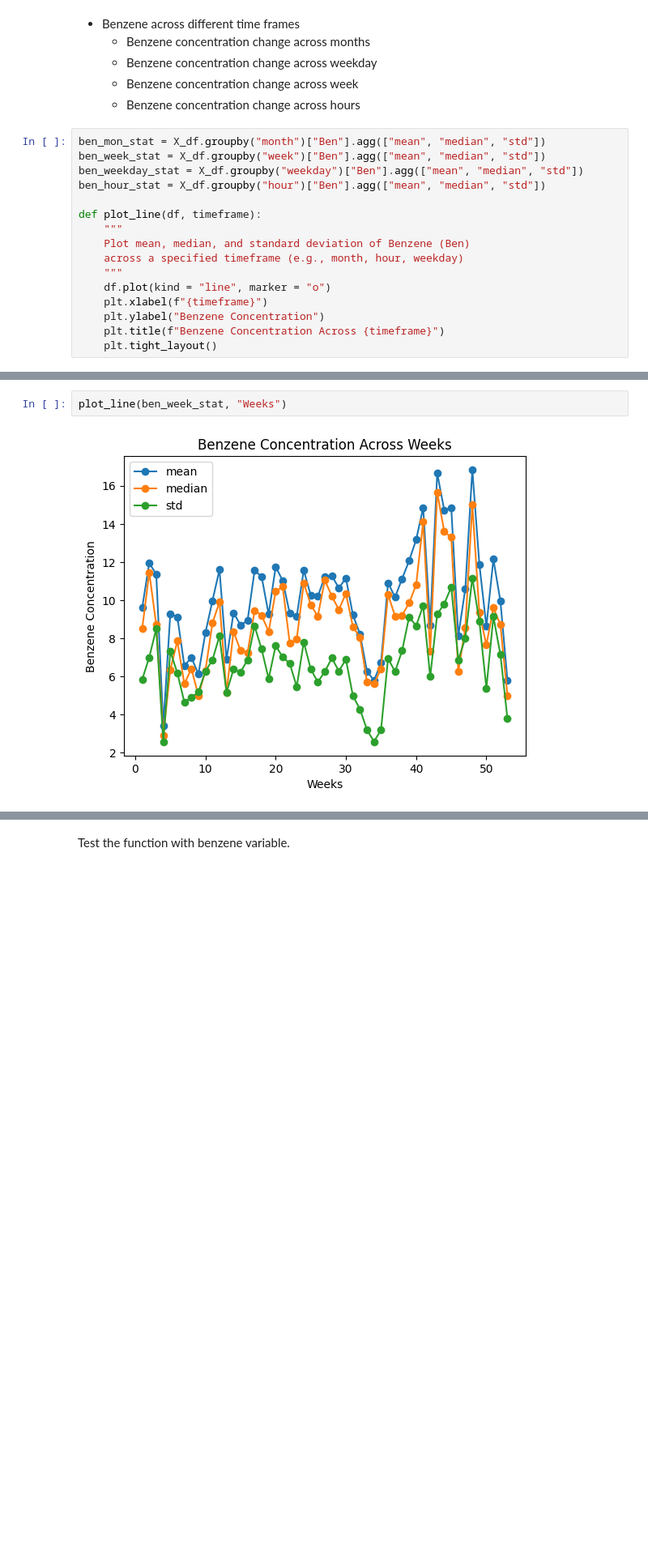
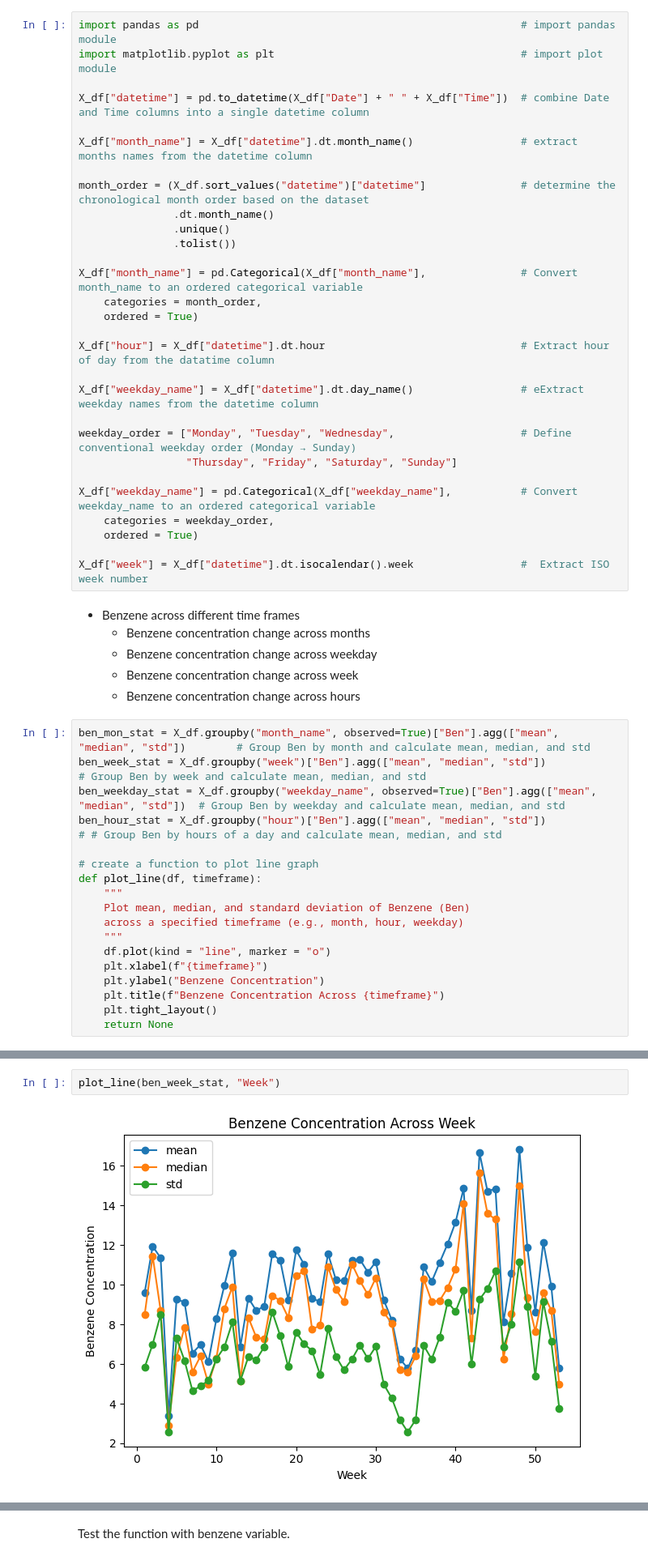
Before and after one commit to bingxiaochen/ST-554-Project1, a Jupyter notebook: Task2/Project1_Task2_Hui.ipynb, the cells around one changed output, grey strips where cells are left out. Shown at 81% size. Drawn from its saved outputs; the diff is of its cells as text; blank space fills up the shorter version.

Commit message:
Updated line plots of benzene across different time frames using Colab

```diff
--- a/Task2/Project1_Task2_Hui.ipynb
+++ b/Task2/Project1_Task2_Hui.ipynb
@@ -122,3 +125,32 @@ X_df["week"] = X_df["datetime"].dt.isocalendar().week                 # extract
+# %%
+import pandas as pd                                                   # import pandas module
+import matplotlib.pyplot as plt                                       # import plot module
+
+X_df["datetime"] = pd.to_datetime(X_df["Date"] + " " + X_df["Time"])  # combine Date and Time columns into a single datetime column
+
+X_df["month_name"] = X_df["datetime"].dt.month_name()                 # extract months names from the datetime column
+
+month_order = (X_df.sort_values("datetime")["datetime"]               # determine the chronological month order based on the dataset
+               .dt.month_name()
+               .unique()
+               .tolist())
+
+X_df["month_name"] = pd.Categorical(X_df["month_name"],               # Convert month_name to an ordered categorical variable
+    categories = month_order,
+    ordered = True)
+
+X_df["hour"] = X_df["datetime"].dt.hour                               # Extract hour of day from the datatime column
+
+X_df["weekday_name"] = X_df["datetime"].dt.day_name()                 # eExtract weekday names from the datetime column
+
+weekday_order = ["Monday", "Tuesday", "Wednesday",                    # Define conventional weekday order (Monday → Sunday)
+                 "Thursday", "Friday", "Saturday", "Sunday"]
+
+X_df["weekday_name"] = pd.Categorical(X_df["weekday_name"],           # Convert weekday_name to an ordered categorical variable
+    categories = weekday_order,
+    ordered = True)
+
+X_df["week"] = X_df["datetime"].dt.isocalendar().week                 #  Extract ISO week number
 # %% [markdown]
 - Benzene across different time frames
     - Benzene concentration change across months
@@ -126,11 +158,12 @@ X_df["week"] = X_df["datetime"].dt.isocalendar().week                 # extract
     - Benzene concentration change across week
     - Benzene concentration change across hours
 # %%
-ben_mon_stat = X_df.groupby("month")["Ben"].agg(["mean", "median", "std"])
-ben_week_stat = X_df.groupby("week")["Ben"].agg(["mean", "median", "std"])
-ben_weekday_stat = X_df.groupby("weekday")["Ben"].agg(["mean", "median", "std"])
-ben_hour_stat = X_df.groupby("hour")["Ben"].agg(["mean", "median", "std"])
+ben_mon_stat = X_df.groupby("month_name", observed=True)["Ben"].agg(["mean", "median", "std"])        # Group Ben by month and calculate mean, median, and std
+ben_week_stat = X_df.groupby("week")["Ben"].agg(["mean", "median", "std"])                            # Group Ben by week and calculate mean, median, and std
+ben_weekday_stat = X_df.groupby("weekday_name", observed=True)["Ben"].agg(["mean", "median", "std"])  # Group Ben by weekday and calculate mean, median, and std
+ben_hour_stat = X_df.groupby("hour")["Ben"].agg(["mean", "median", "std"])                            # # Group Ben by hours of a day and calculate mean, median, and std
 
+# create a function to plot line graph
 def plot_line(df, timeframe):
     """
     Plot mean, median, and standard deviation of Benzene (Ben)
@@ -141,4 +174,5 @@ def plot_line(df, timeframe):
     plt.ylabel("Benzene Concentration")
     plt.title(f"Benzene Concentration Across {timeframe}")
     plt.tight_layout()
+    return None
 # %%
@@ -148,5 +182,5 @@ plot_line(ben_mon_stat, "Months")
 # %%
-plot_line(ben_week_stat, "Weeks")
+plot_line(ben_week_stat, "Week")
 # %% [output]
-[figure, old version]
+[figure, new version]
 # %%
```
Also changed, not shown: parts of 9 cells of this notebook.
